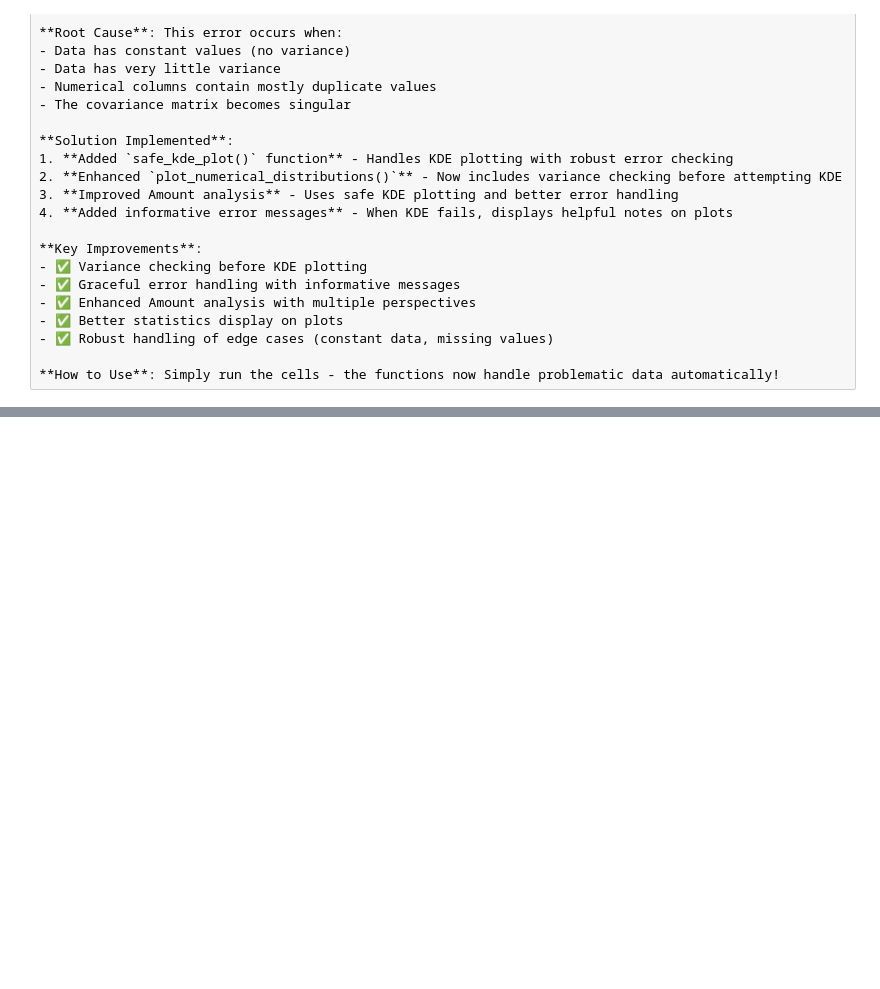
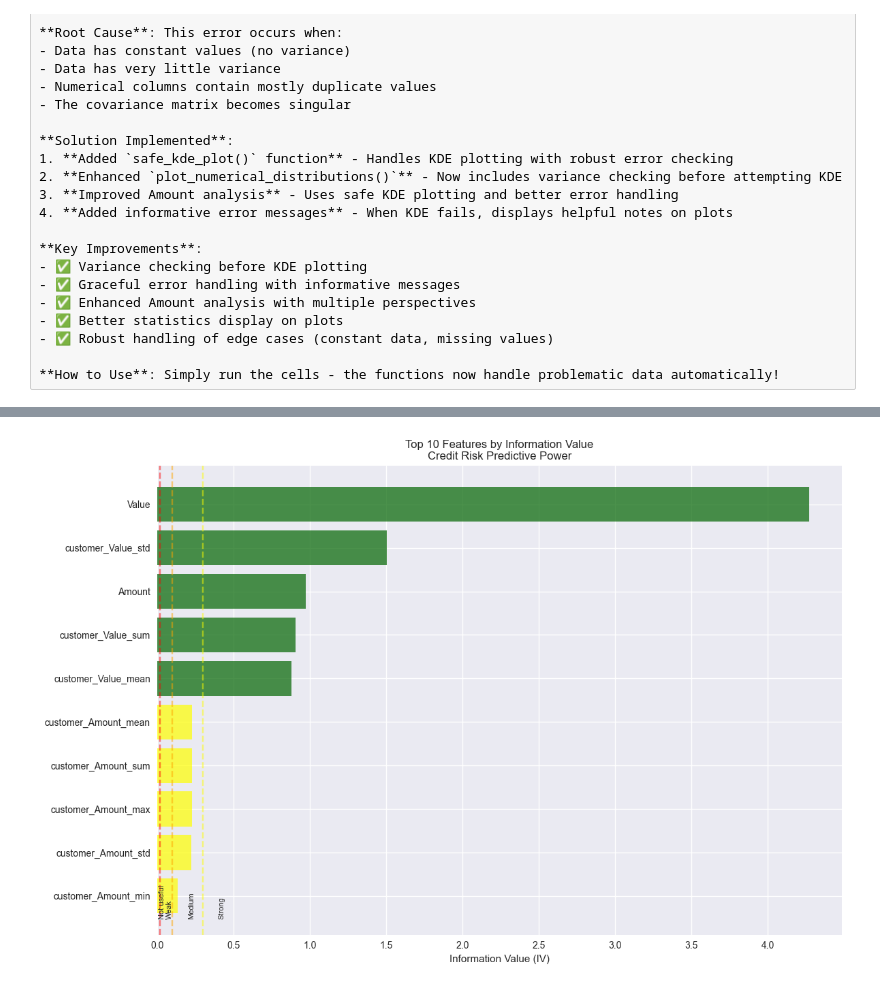
Before and after one commit to projwork/credit-risk-probability-model, a Jupyter notebook: notebooks/creditRiskProbabilityModel.ipynb, the cells around one changed output, grey strips where cells are left out. Saved outputs shown, nothing was run; the diff lists cells and outputs as text; code cells hidden in the pictures; blank space fills up the shorter version.

```diff
--- a/notebooks/creditRiskProbabilityModel.ipynb
+++ b/notebooks/creditRiskProbabilityModel.ipynb
@@ -1158,0 +1442,81 @@ LinAlgError: The data appears to lie in a lower-dimensional subspace...
+# %%
+# Feature Importance Analysis using Information Value (IV)
+print("📊 Feature Importance Analysis - Weight of Evidence & Information Value")
+print("=" * 70)
+print("Based on credit scoring methodology from:")
+print("https://www.listendata.com/2015/03/weight-of-evidence-woe-and-information.html")
+
+# Get feature importance from WOE transformer
+feature_importance = pipeline.get_feature_importance()
+
+if not feature_importance.empty:
+    print(f"\n📈 TOP 15 FEATURES BY INFORMATION VALUE:")
+    print("-" * 50)
+
+    # Add interpretation based on IV values
+    def interpret_iv(iv):
+        if iv < 0.02:
+            return 'Not useful for prediction'
+        elif iv < 0.1:
+            return 'Weak predictive power'
+        elif iv < 0.3:
+            return 'Medium predictive power'
+        elif iv < 0.5:
+            return 'Strong predictive power'
+        else:
+            return 'Suspicious, too good to be true'
+
+    feature_importance['interpretation'] = feature_importance['iv'].apply(interpret_iv)
+
+    # Display top features
+    top_features = feature_importance.head(15)
+    for idx, row in top_features.iterrows():
+        print(f"{idx+1:2d}. {row['feature']:<25} | IV: {row['iv']:.4f} | {row['interpretation']}")
+
+    # Create visualization of top features
+    plt.figure(figsize=(12, 8))
+    top_10 = feature_importance.head(10)
+
+    # Color code by IV interpretation
+    colors = []
+    for iv in top_10['iv']:
+        if iv < 0.02:
+            colors.append('red')
+        elif iv < 0.1:
+            colors.append('orange')
+        elif iv < 0.3:
+            colors.append('yellow')
+        elif iv < 0.5:
+            colors.append('lightgreen')
+        else:
+            colors.append('darkgreen')
+
+    plt.barh(range(len(top_10)), top_10['iv'], color=colors, alpha=0.7)
+    plt.yticks(range(len(top_10)), top_10['feature'])
+    plt.xlabel('Information Value (IV)')
+    plt.title('Top 10 Features by Information Value\nCredit Risk Predictive Power')
+    plt.gca().invert_yaxis()
+
+    # Add interpretation legend
+    plt.axvline(x=0.02, color='red', linestyle='--', alpha=0.5)
+    plt.axvline(x=0.1, color='orange', linestyle='--', alpha=0.5)
+    plt.axvline(x=0.3, color='yellow', linestyle='--', alpha=0.5)
+    plt.text(0.01, len(top_10)-0.5, 'Not useful', rotation=90, fontsize=8)
+    plt.text(0.06, len(top_10)-0.5, 'Weak', rotation=90, fontsize=8)
+    plt.text(0.2, len(top_10)-0.5, 'Medium', rotation=90, fontsize=8)
+    plt.text(0.4, len(top_10)-0.5, 'Strong', rotation=90, fontsize=8)
+
+    plt.tight_layout()
+    plt.show()
+
+    # Summary statistics
+    print(f"\n📋 IV SUMMARY STATISTICS:")
+    print(f"   • Total features analyzed: {len(feature_importance)}")
+    print(f"   • Features with strong predictive power (IV > 0.3): {len(feature_importance[feature_importance['iv'] > 0.3])}")
+    print(f"   • Features with medium predictive power (0.1 < IV ≤ 0.3): {len(feature_importance[(feature_importance['iv'] > 0.1) & (feature_importance['iv'] <= 0.3)])}")
+    print(f"   • Features with weak predictive power (0.02 < IV ≤ 0.1): {len(feature_importance[(feature_importance['iv'] > 0.02) & (feature_importance['iv'] <= 0.1)])}")
+    print(f"   • Features not useful for prediction (IV ≤ 0.02): {len(feature_importance[feature_importance['iv'] <= 0.02])}")
+
+else:
+    print("⚠️ No feature importance data available from WOE transformer")
+# %% [output]
@@ -1158,0 +1540 @@ LinAlgError: The data appears to lie in a lower-dimensional subspace...
+[figure, added]
```
Also changed, not shown: parts of 10 cells of this notebook, 15 other files.
